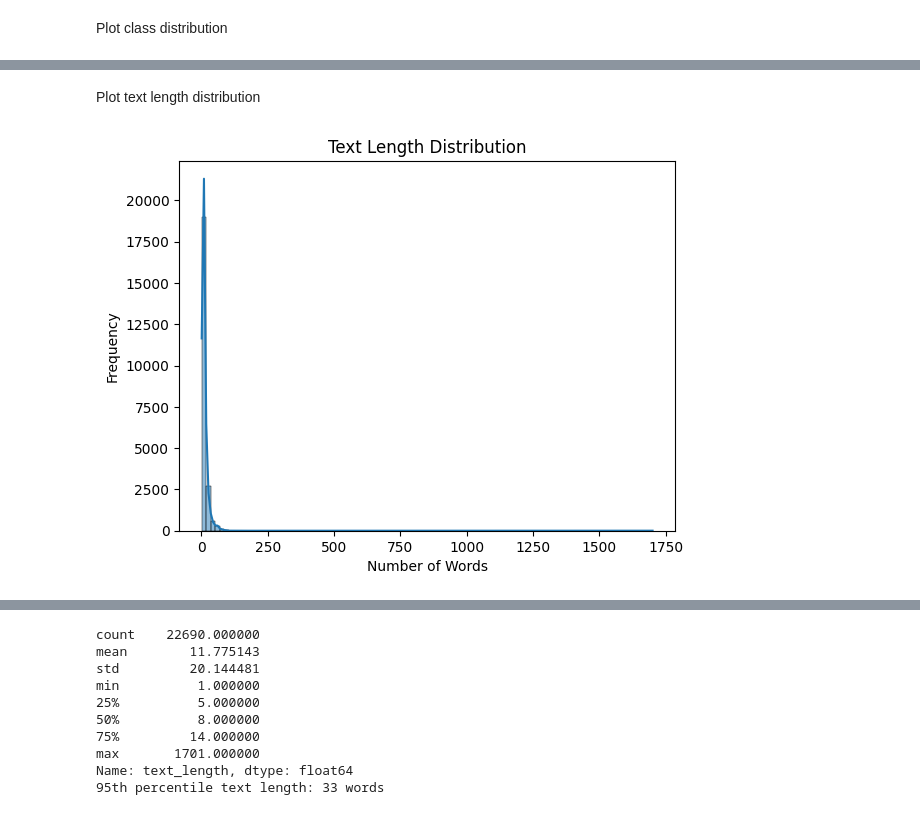
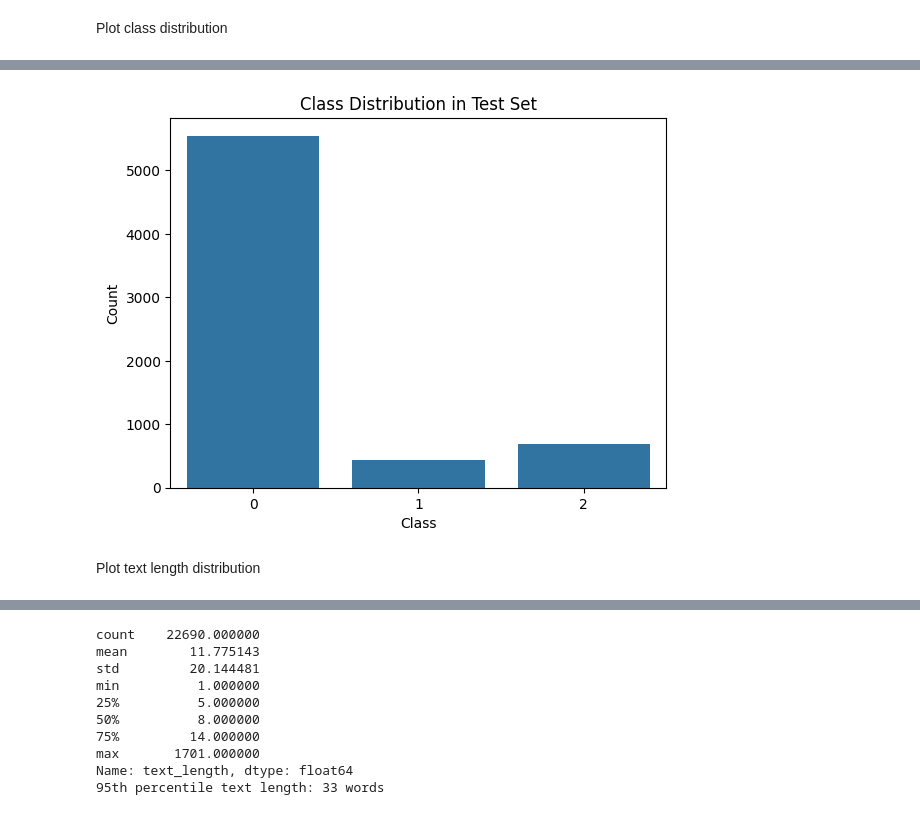
Before and after one commit to DuyMinhDo/Vietnamese-Hate-Speech-Detection, a Jupyter notebook: notebooks/EDA.ipynb, the cells around one changed output, grey strips where cells are left out. Drawn from its saved outputs; the diff is of its cells as text; code cells hidden in the pictures.

```diff
--- a/notebooks/EDA.ipynb
+++ b/notebooks/EDA.ipynb
@@ -130,3 +219,11 @@ plt.show()
+# %%
+sns.countplot(x=test_set['label_id'])
+plt.title("Class Distribution in Test Set")
+plt.xlabel("Class")
+plt.ylabel("Count")
+plt.show()
+# %% [output]
+[figure, added]
 # %% [markdown]
 Plot text length distribution
 # %%
@@ -134,8 +232,0 @@ train_set['text_length'] = train_set['free_text'].apply(lambda x: len(str(x).spl
-# %%
-sns.histplot(train_set['text_length'], bins=100, kde=True)
-plt.title("Text Length Distribution")
-plt.xlabel("Number of Words")
-plt.ylabel("Frequency")
-plt.show()
-# %% [output]
-[figure, removed]
```
Also changed, not shown: parts of 27 cells of this notebook, 11 other files.
